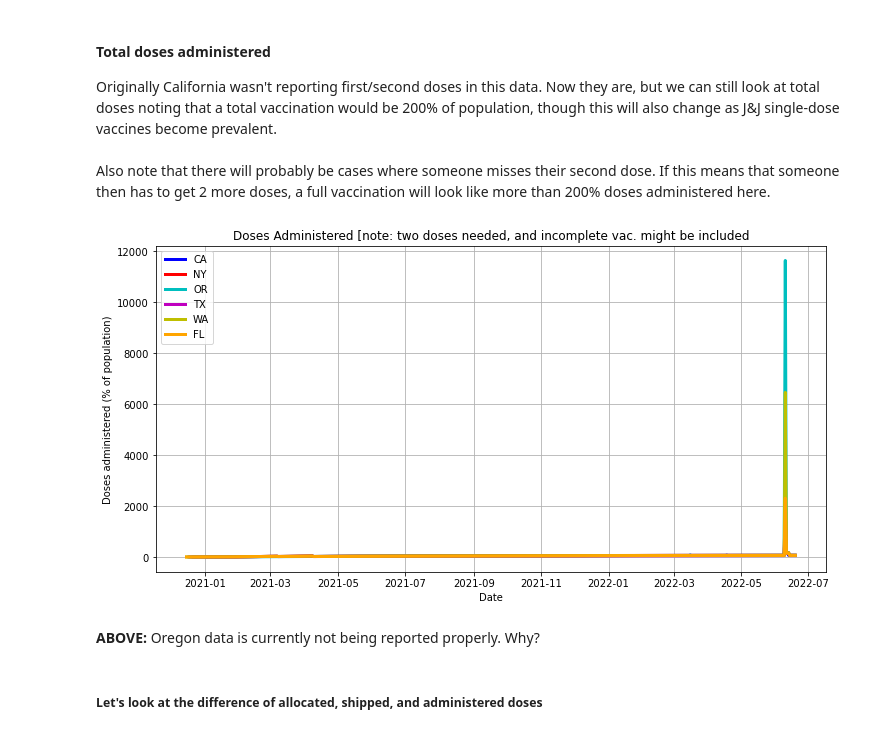
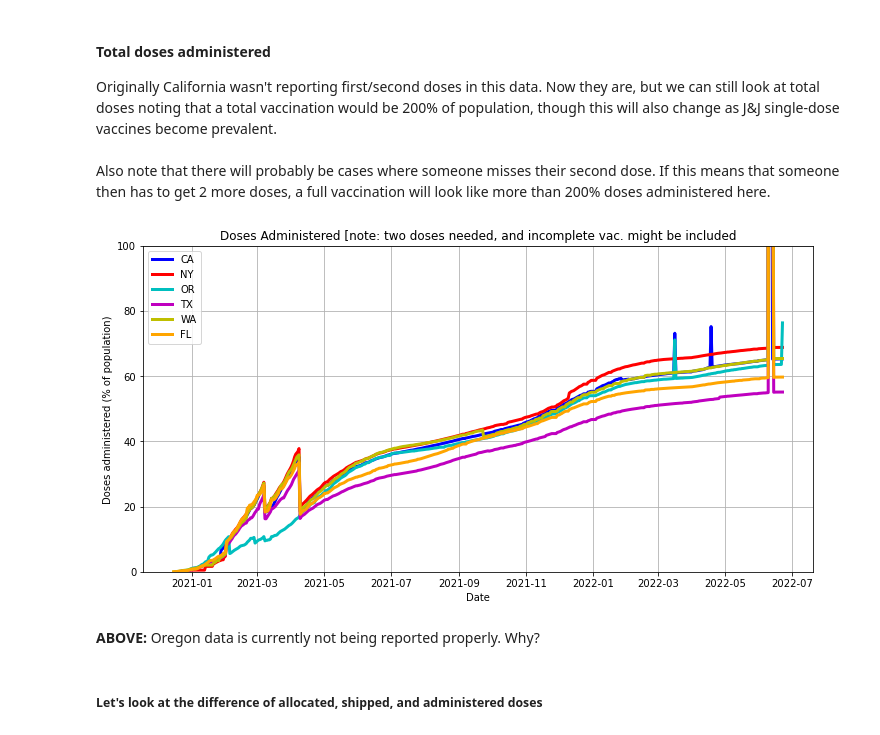
Before and after one commit to nb137/Covid-Data-Analysis, a Jupyter notebook: Covid_Vaccine_Progress.ipynb, the cells around one changed output. Cells and saved outputs as stored; diff of their text form; code cells hidden in the pictures.

```diff
--- a/Covid_Vaccine_Progress.ipynb
+++ b/Covid_Vaccine_Progress.ipynb
@@ -75,16 +75,17 @@ Also note that there will probably be cases where someone misses their second do
 # %%
 # Doses administered
 plt.figure(figsize=(12,6))
 for i,r in shortlist_states.iterrows():
     dose_per_pop = (vf['Doses_admin',r['State']]/(r['Pop']/1e2))
     plt.plot(vf.index, dose_per_pop,linewidth=3, label=r['Short'],linestyle='solid',color=r['c'])
 plt.title('Doses Administered [note: two doses needed, and incomplete vac. might be included')
 plt.ylabel('Doses administered (% of population)')
 plt.xlabel('Date')
+plt.ylim(0,100)
 plt.legend()
 plt.grid(which='both')
 # %% [output]
-[figure, old version]
+[figure, new version]
 # %% [markdown]
 <b>ABOVE:</b> Oregon data is currently not being reported properly. Why?<br><br>
 
```
Also changed, not shown: parts of 4 cells of this notebook, 1 other file.
